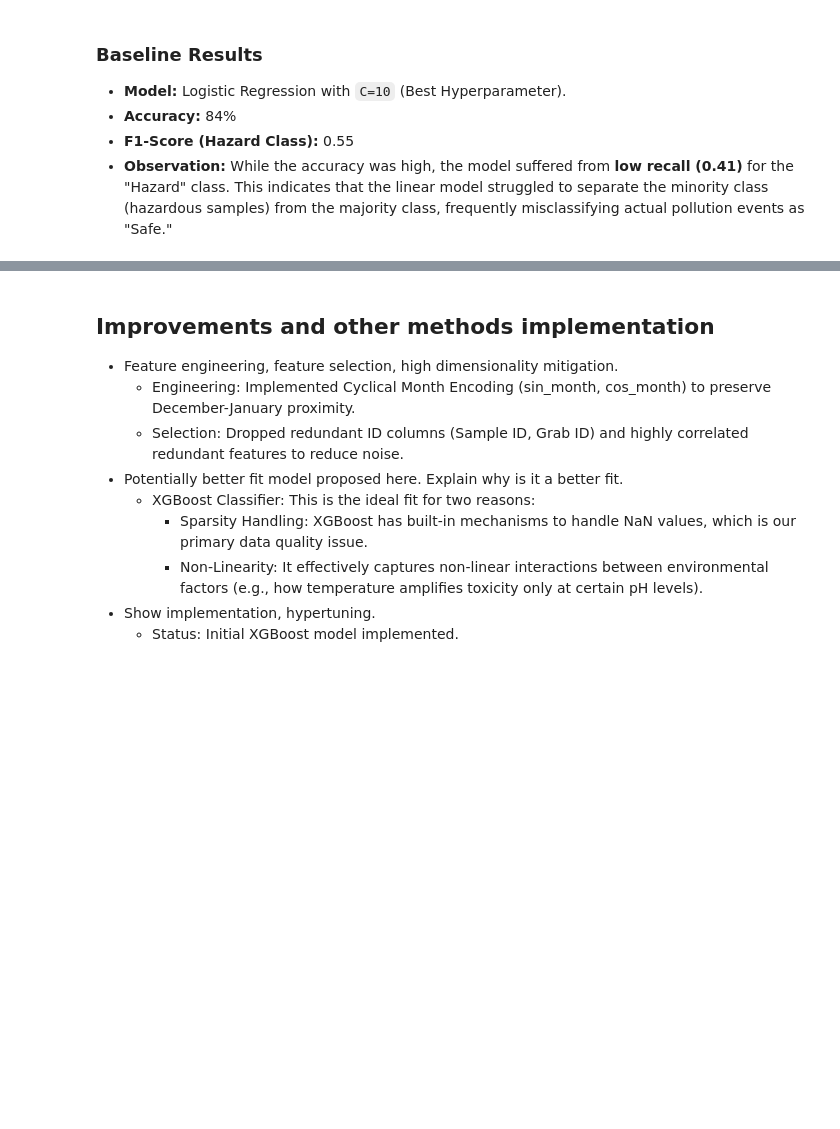
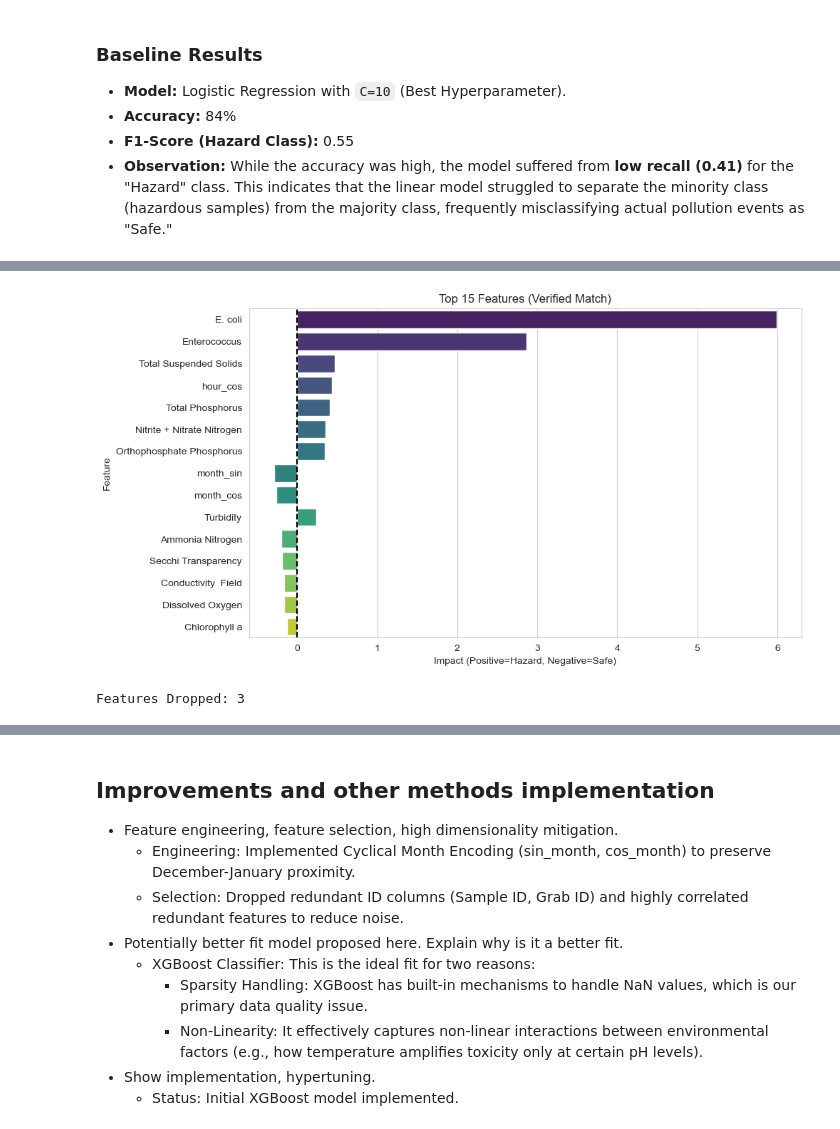
Before and after one commit to coconath0/ML-project, a Jupyter notebook: project_progress_ETI.ipynb, the cells around one changed output, grey strips where cells are left out. Cells and saved outputs as stored; diff of their text form; code cells hidden in the pictures; blank space fills up the shorter version.

Commit message:
Added L1 penalty to Logistic Regression Baseline model

```diff
--- a/project_progress_ETI.ipynb
+++ b/project_progress_ETI.ipynb
@@ -285,0 +302,78 @@ weighted avg       0.84      0.84      0.82     10256
+# %%
+# --- MASTER SYNCHRONIZATION BLOCK ---
+import pandas as pd
+import numpy as np
+import matplotlib.pyplot as plt
+import seaborn as sns
+from sklearn.model_selection import train_test_split
+from sklearn.preprocessing import StandardScaler
+from sklearn.linear_model import LogisticRegression
+from sklearn.impute import SimpleImputer
+
+# 1. DEFINITELY DROP THESE
+# I added 'BGA PC Field' here because it is empty and breaks the model
+cols_to_drop = [
+    'Sample ID', 'Collect DateTime', 'Site Type',
+    'hour', 'month',
+    'Hazard', 'Fecal Coliform',
+    'BGA PC  Field'  # <--- THIS IS THE NEW FIX
+]
+
+# 2. Re-Define Feature List & X Matrix TOGETHER
+# We strictly filter columns that exist in the dataframe
+valid_cols_to_drop = [c for c in cols_to_drop if c in df_cleaned.columns]
+feature_cols = [c for c in df_cleaned.columns if c not in valid_cols_to_drop]
+
+X_sync = df_cleaned[feature_cols]
+y_sync = df_cleaned['Hazard']
+
+print(f"✅ Features defined: {len(feature_cols)}")
+print(f"✅ Data columns:    {X_sync.shape[1]}")
+
+# 3. Re-Split
+X_train_sync, X_test_sync, y_train_sync, y_test_sync = train_test_split(
+    X_sync, y_sync, test_size=0.2, stratify=y_sync, random_state=42
+)
+
+# 4. IMPUTATION
+imputer_sync = SimpleImputer(strategy='median')
+X_train_imp = imputer_sync.fit_transform(X_train_sync)
+X_test_imp = imputer_sync.transform(X_test_sync)
+
+# 5. Scale
+scaler_sync = StandardScaler()
+X_train_sc = scaler_sync.fit_transform(X_train_imp)
+X_test_sc = scaler_sync.transform(X_test_imp)
+
+# 6. Train Lasso (L1) Model
+lasso_final = LogisticRegression(
+    penalty='l1', C=0.1, solver='liblinear', random_state=42
+)
+print("Training Lasso Model...")
+lasso_final.fit(X_train_sc, y_train_sync)
+
+# 7. Visualize Correct Results
+coefs = lasso_final.coef_[0]
+
+# Now the lengths are guaranteed to match
+importance = pd.DataFrame({
+    'Feature': feature_cols,
+    'Coefficient': coefs,
+    'Abs': np.abs(coefs)
+})
+
+# Plot
+top_features = importance.sort_values(by='Abs', ascending=False).head(15)
+
+plt.figure(figsize=(10, 6))
+sns.barplot(
+    x='Coefficient', y='Feature', data=top_features,
+    hue='Feature', palette='viridis', legend=False
+)
+plt.title('Top 15 Features (Verified Match)')
+plt.xlabel('Impact (Positive=Hazard, Negative=Safe)')
+plt.axvline(x=0, color='black', linestyle='--')
+plt.show()
+
+print("Features Dropped:", len(importance[importance['Coefficient']==0]))
+# %% [output]
@@ -285,0 +383,2 @@ weighted avg       0.84      0.84      0.82     10256
+[figure, added]
+Features Dropped: 3
```
Also changed, not shown: parts of 9 cells of this notebook, 1 other file.
